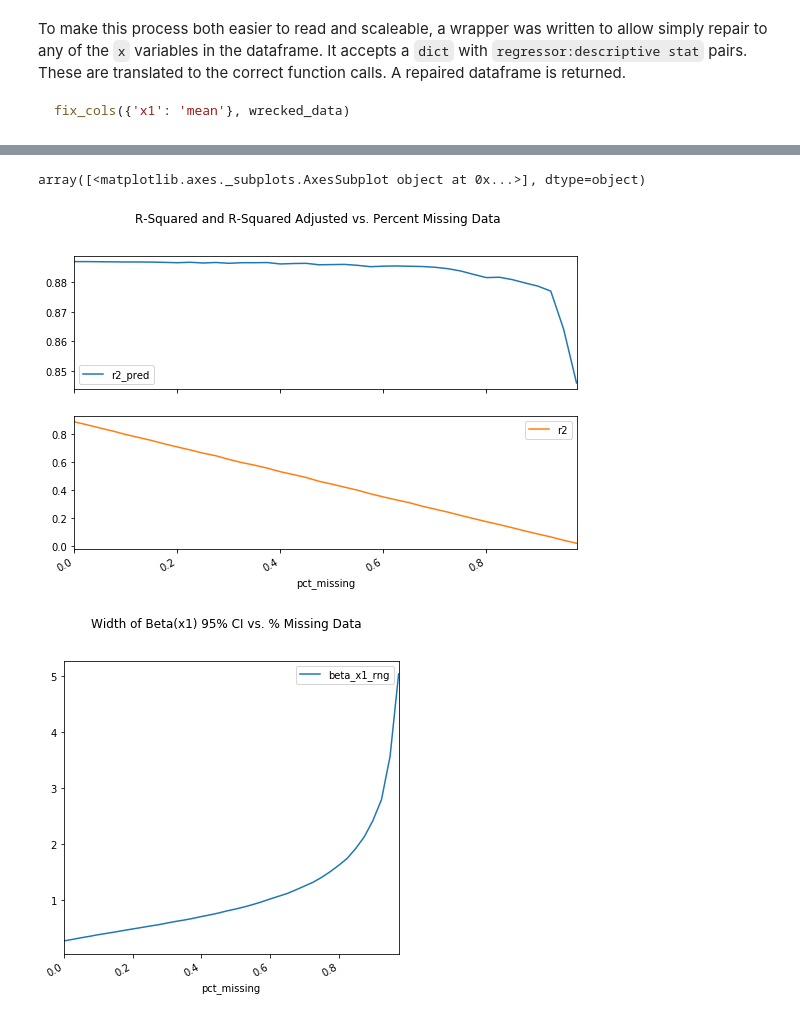
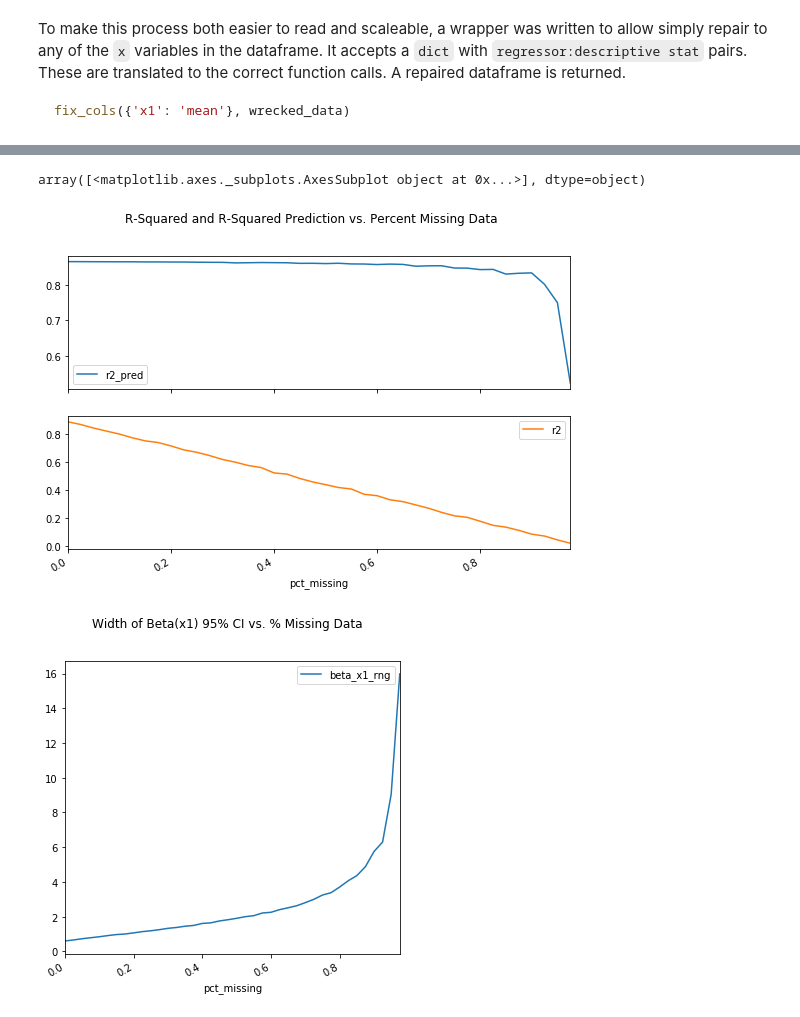
Before and after one commit to eilifm/rit_missing_data, a Jupyter notebook: 2018-01-25_simple_case_imputation.ipynb, the cells around one changed output, grey strips where cells are left out. Cells and saved outputs as stored; diff of their text form; code cells hidden in the pictures.

```diff
--- a/2018-01-25_simple_case_imputation.ipynb
+++ b/2018-01-25_simple_case_imputation.ipynb
@@ -23,10 +23,11 @@ np.random.seed(10)
 # Declare that there should be one X uniformly distributed between 0 and 100 with a coefficient of 5.
 
 dist_types = [
+#     x_def_helper('lognormal', coeff=10, mean=0, sigma=1),
     x_def_helper('uniform', coeff=6, low=0, high=100)
 ]
 
-x1_uniform_clean_fit_data, x1_uniform_test_data = generate_ind_model(1, dist_types, intercept=10, n=1000, noise_factor=.2)
+x1_uniform_clean_fit_data, x1_uniform_test_data = generate_ind_model(1, dist_types, intercept=10, n=200, noise_factor=.1)
 
 print("The shape of the data set and the test set")
 print(x1_uniform_clean_fit_data.shape, x1_uniform_test_data.shape)
@@ -334,9 +361,9 @@ x1_uniform_p2_results
 # %%
-x1_uniform_p2_results[['r2_pred', 'r2']].plot(subplots=True, figsize=(9, 6), title='R-Squared and R-Squared Adjusted vs. Percent Missing Data')
+x1_uniform_p2_results[['r2_pred', 'r2']].plot(subplots=True, figsize=(9, 6), title='R-Squared and R-Squared Prediction vs. Percent Missing Data')
 print()
 
 x1_uniform_p2_results[['beta_x1_rng']].plot(subplots=True, figsize=(6, 6), title='Width of Beta(x1) 95% CI vs. % Missing Data')
 # %% [output]
 array([<matplotlib.axes._subplots.AxesSubplot object at 0x...>], dtype=object)
-[figure, old version]
+[figure, new version]
-[figure, old version]
+[figure, new version]
```
Also changed, not shown: parts of 19 cells of this notebook, 2 other files.
